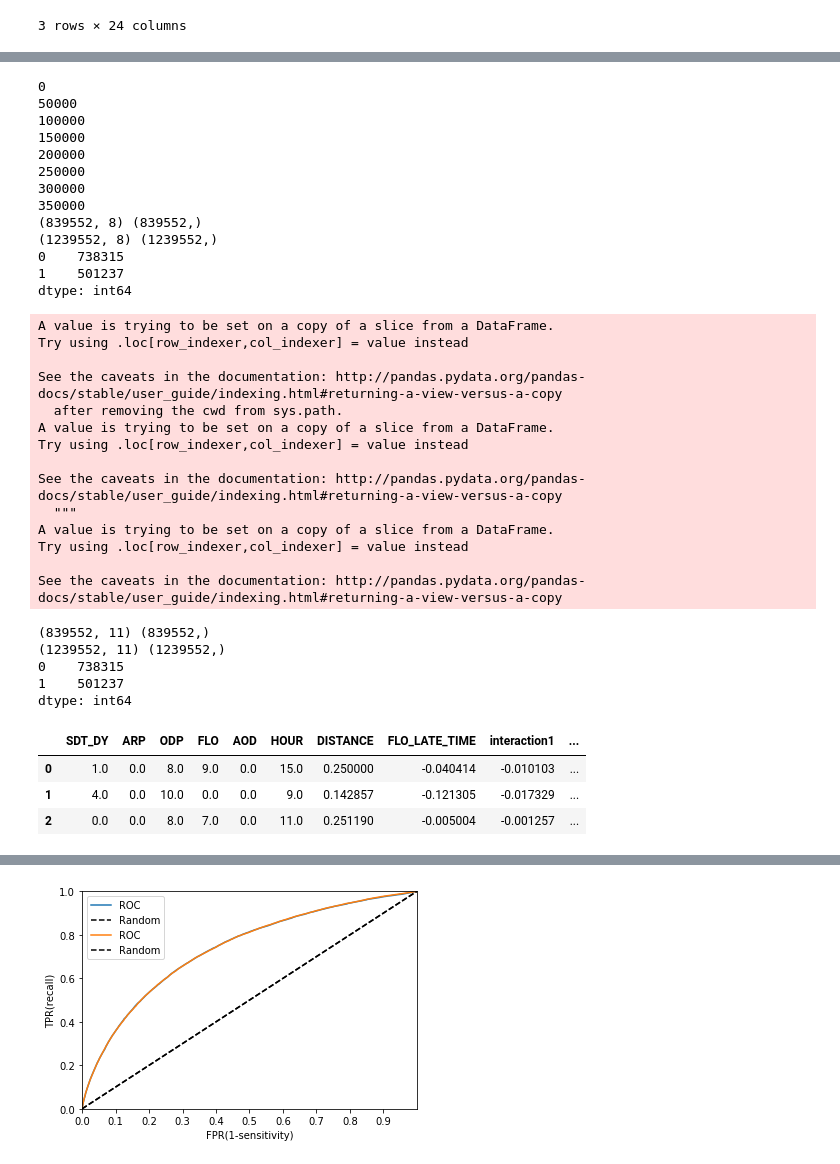
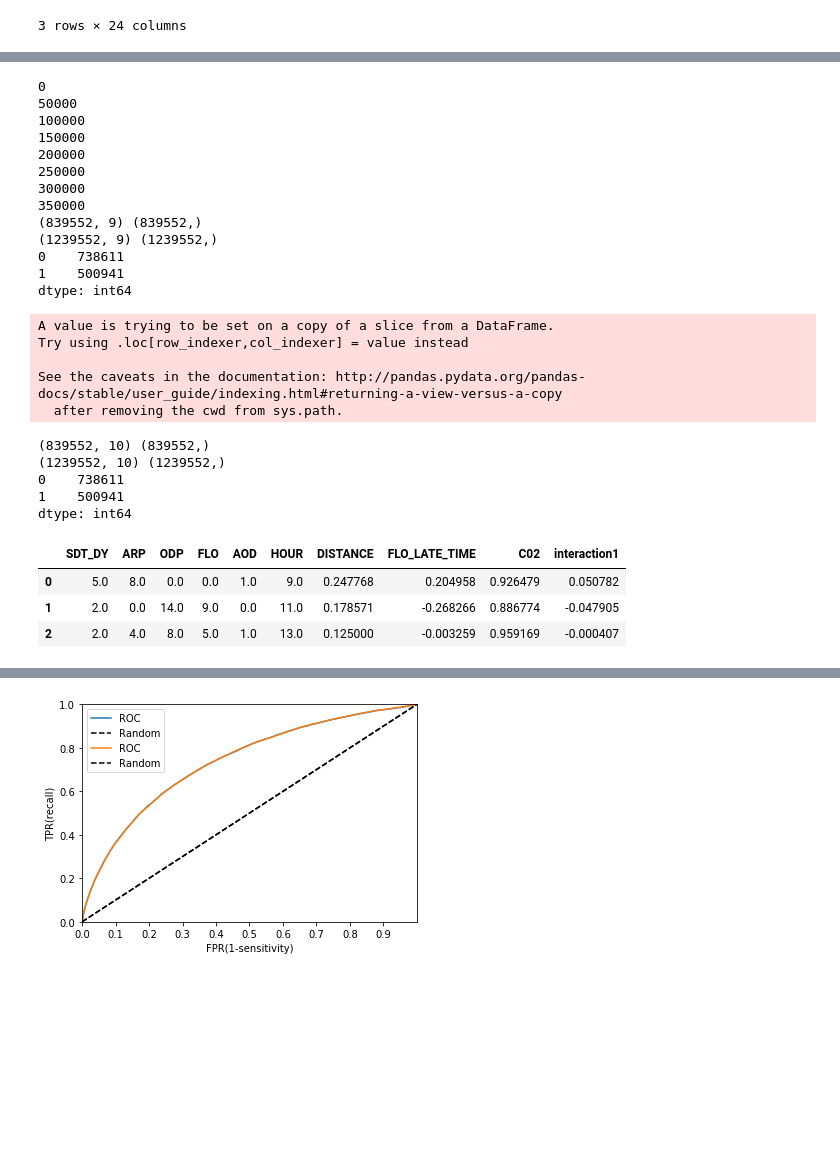
Before and after one commit to ohjaes/bigcon_code, a Jupyter notebook: EDA & PREPROCESSING.ipynb, the cells around one changed output, grey strips where cells are left out. Drawn from its saved outputs; the diff is of its cells as text; code cells hidden in the pictures; blank space fills up the shorter version.

```diff
--- a/EDA & PREPROCESSING.ipynb
+++ b/EDA & PREPROCESSING.ipynb
@@ -685,29 +676,7 @@ c01_l = data_afsnt[data_afsnt['DRR']=='C01']['FLO'].value_counts()[6]/data_afsnt
-# %%
-def categorical_c01(x):
-    if x == 'J':
-        x = c01_j
-    elif x == 'A':
-        x = c01_a
-    elif x == 'H':
-        x = c01_h
-    elif x == 'I':
-        x = c01_i
-    elif x == 'B':
-        x = c01_b
-    elif x == 'F':
-        x = c01_f
-    elif x == 'L':
-        x = c01_l
-    else:
-        x = 0
-    return x
-
-data_afsnt['C01'] =0
-data_afsnt['C01'] = data_afsnt['FLO'].apply(lambda x : categorical_c01(x))
 # %%
 temp = data_afsnt[:]
 def drop_features(df):
-    temps = df.drop(['C02','C01','SDT_YY','SDT_MM','DATE','FLIGHT_MEAN','GROUP','NUM','SDT_DD','REG','MINUTE','FLT','IRR','STT','ATT','DRR','CNL','CNR'],axis = 1, inplace = False)
+    temps = df.drop(['SDT_YY','SDT_MM','DATE','FLIGHT_MEAN','GROUP','NUM','SDT_DD','REG','MINUTE','FLT','IRR','STT','ATT','DRR','CNL','CNR'],axis = 1, inplace = False)
     return temps
 temps = drop_features(temp)
 temps.head(3)
@@ -783,11 +752,12 @@ for i,j in zip(range(400000),a):
     hour.append(tm[5])
     dist.append(tm[6])
     flo_late.append(tm[7])
+    c02.append(tm[8])
     if i % 50000 == 0:
         print(i)
 
 
-sampling = pd.DataFrame({'SDT_DY':dy,'ARP':arp,'ODP':odp,'FLO':flo,'AOD':aod,'HOUR':hour,'DISTANCE':dist,'FLO_LATE_TIME':flo_late})
+sampling = pd.DataFrame({'SDT_DY':dy,'ARP':arp,'ODP':odp,'FLO':flo,'AOD':aod,'HOUR':hour,'DISTANCE':dist,'FLO_LATE_TIME':flo_late,'C02':c02})
 yt_list = list(y_train.values)
 
 label = []
@@ -810,49 +780,40 @@ print(pd.Series(y_train_over).value_counts())
 250000
 300000
 350000
-(839552, 8) (839552,)
-(1239552, 8) (1239552,)
-0    738315
-1    501237
+(839552, 9) (839552,)
+(1239552, 9) (1239552,)
+0    738611
+1    500941
 dtype: int64
 # %%
 X_train_over['interaction1'] = [i*j for i,j in zip(X_train_over['DISTANCE'], X_train_over['FLO_LATE_TIME']) ]
-X_train_over['interaction2'] = [i*j for i,j in zip(X_train_over['SDT_DY'], X_train_over['DISTANCE']) ]
-X_train_over['interaction3'] = [i*j for i,j in zip(X_train_over['FLO'], X_train_over['AOD']) ]
+# X_train_over['interaction2'] = [i*j for i,j in zip(X_train_over['C02'], X_train_over['AOD']) ]
+# X_train_over['interaction3'] = [i*j for i,j in zip(X_train_over['FLO'], X_train_over['C02']) ]
 X_test['interaction1'] = [i*j for i,j in zip(X_test['DISTANCE'], X_test['FLO_LATE_TIME']) ]
-X_test['interaction2'] = [i*j for i,j in zip(X_test['SDT_DY'], X_test['DISTANCE']) ]
-X_test['interaction3'] = [i*j for i,j in zip(X_test['FLO'], X_test['AOD']) ]
+# X_test['interaction2'] = [i*j for i,j in zip(X_test['C02'], X_test['AOD']) ]
+# X_test['interaction3'] = [i*j for i,j in zip(X_test['FLO'], X_test['C02']) ]
 X_train['interaction1'] = [i*j for i,j in zip(X_train['DISTANCE'], X_train['FLO_LATE_TIME']) ]
-X_train['interaction2'] = [i*j for i,j in zip(X_train['SDT_DY'], X_train['DISTANCE']) ]
-X_train['interaction3'] = [i*j for i,j in zip(X_train['FLO'], X_train['AOD']) ]
+# X_train['interaction2'] = [i*j for i,j in zip(X_train['C02'], X_train['AOD']) ]
+# X_train['interaction3'] = [i*j for i,j in zip(X_train['FLO'], X_train['C02']) ]
 print(X_train.shape,y_train.shape)
 print(X_train_over.shape,y_train_over.shape)
 print(pd.Series(y_train_over).value_counts())
 X_train_over.head(3)
 # %% [output]
 A value is trying to be set on a copy of a slice from a DataFrame.
 Try using .loc[row_indexer,col_indexer] = value instead
 
 See the caveats in the documentation: http://pandas.pydata.org/pandas-docs/stable/user_guide/indexing.html#returning-a-view-versus-a-copy
   after removing the cwd from sys.path.
-A value is trying to be set on a copy of a slice from a DataFrame.
-Try using .loc[row_indexer,col_indexer] = value instead
-
-See the caveats in the documentation: http://pandas.pydata.org/pandas-docs/stable/user_guide/indexing.html#returning-a-view-versus-a-copy
-  """
-A value is trying to be set on a copy of a slice from a DataFrame.
-Try using .loc[row_indexer,col_indexer] = value instead
-
-See the caveats in the documentation: http://pandas.pydata.org/pandas-docs/stable/user_guide/indexing.html#returning-a-view-versus-a-copy
-(839552, 11) (839552,)
-(1239552, 11) (1239552,)
-0    738315
-1    501237
+(839552, 10) (839552,)
+(1239552, 10) (1239552,)
+0    738611
+1    500941
 dtype: int64
-|  | SDT_DY | ARP | ODP | FLO | AOD | HOUR | DISTANCE | FLO_LATE_TIME | interaction1 | ... |
-| 0 | 1.0 | 0.0 | 8.0 | 9.0 | 0.0 | 15.0 | 0.250000 | -0.040414 | -0.010103 | ... |
-| 1 | 4.0 | 0.0 | 10.0 | 0.0 | 0.0 | 9.0 | 0.142857 | -0.121305 | -0.017329 | ... |
-| 2 | 0.0 | 0.0 | 8.0 | 7.0 | 0.0 | 11.0 | 0.251190 | -0.005004 | -0.001257 | ... |
+|  | SDT_DY | ARP | ODP | FLO | AOD | HOUR | DISTANCE | FLO_LATE_TIME | C02 | interaction1 |
+| 0 | 5.0 | 8.0 | 0.0 | 0.0 | 1.0 | 9.0 | 0.247768 | 0.204958 | 0.926479 | 0.050782 |
+| 1 | 2.0 | 0.0 | 14.0 | 9.0 | 0.0 | 11.0 | 0.178571 | -0.268266 | 0.886774 | -0.047905 |
+| 2 | 2.0 | 4.0 | 8.0 | 5.0 | 1.0 | 13.0 | 0.125000 | -0.003259 | 0.959169 | -0.000407 |
 # %%
 from sklearn.tree import DecisionTreeClassifier
 from sklearn.ensemble import RandomForestClassifier
```
Also changed, not shown: parts of 20 cells of this notebook.
